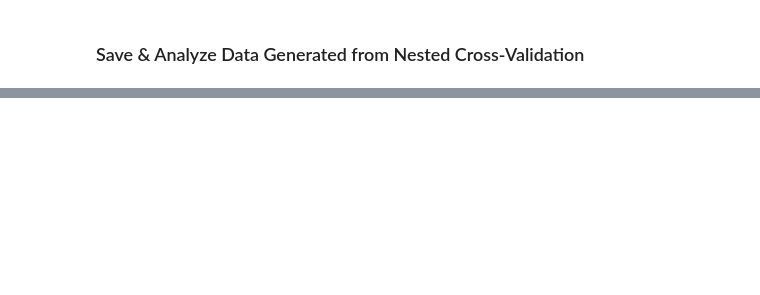
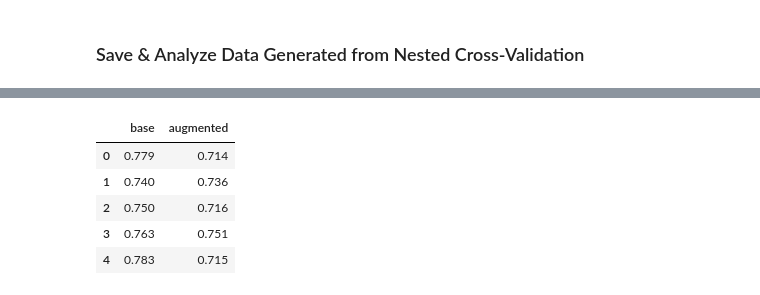
Before and after one commit to sharyar/CLFModelComparison, a Jupyter notebook: 03_ML_Notebooks/nested_cv_comparision.ipynb, the cells around one changed output, grey strips where cells are left out. Saved outputs shown, nothing was run; the diff lists cells and outputs as text; code cells hidden in the pictures; blank space fills up the shorter version.

```diff
--- a/03_ML_Notebooks/nested_cv_comparision.ipynb
+++ b/03_ML_Notebooks/nested_cv_comparision.ipynb
@@ -540,0 +564,9 @@ model.compile(optimizer = "Adam" , loss = "categorical_crossentropy", metrics=["
+# %%
+accuracy_df
+# %% [output]
+|  | base | augmented |
+| 0 | 0.779 | 0.714 |
+| 1 | 0.740 | 0.736 |
+| 2 | 0.750 | 0.716 |
+| 3 | 0.763 | 0.751 |
+| 4 | 0.783 | 0.715 |
```
Also changed, not shown: parts of 24 cells of this notebook, 2 other files.
